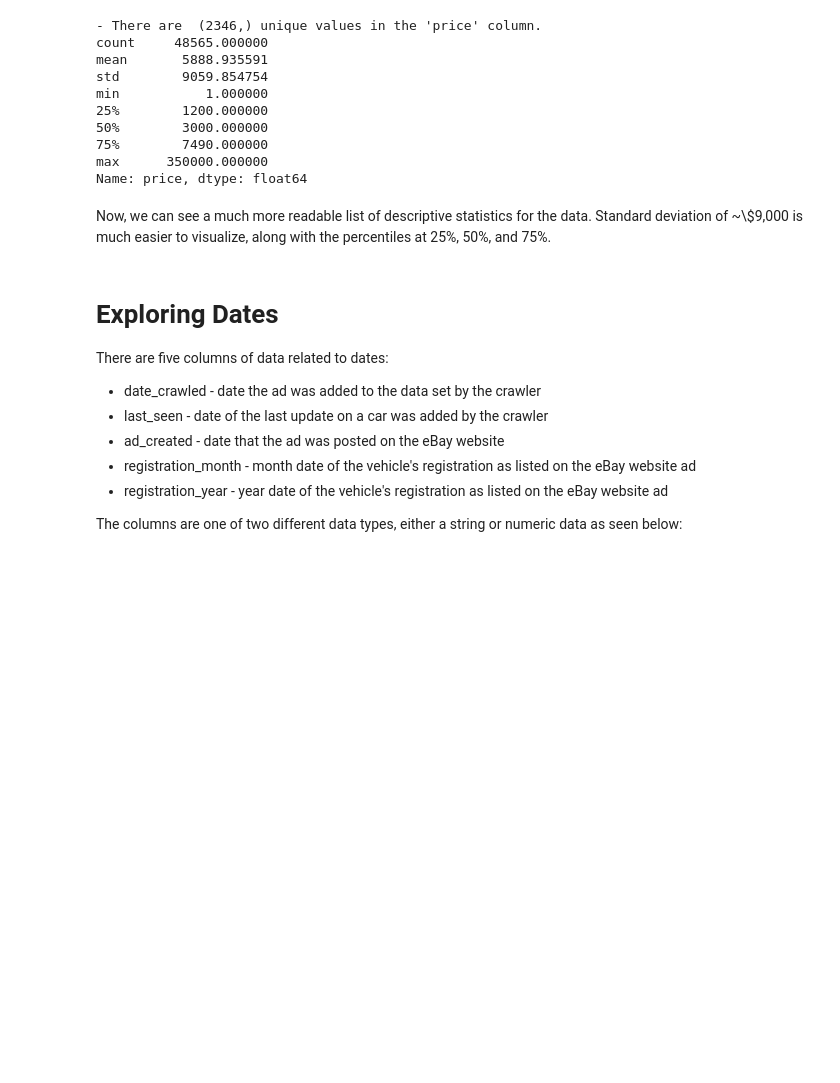
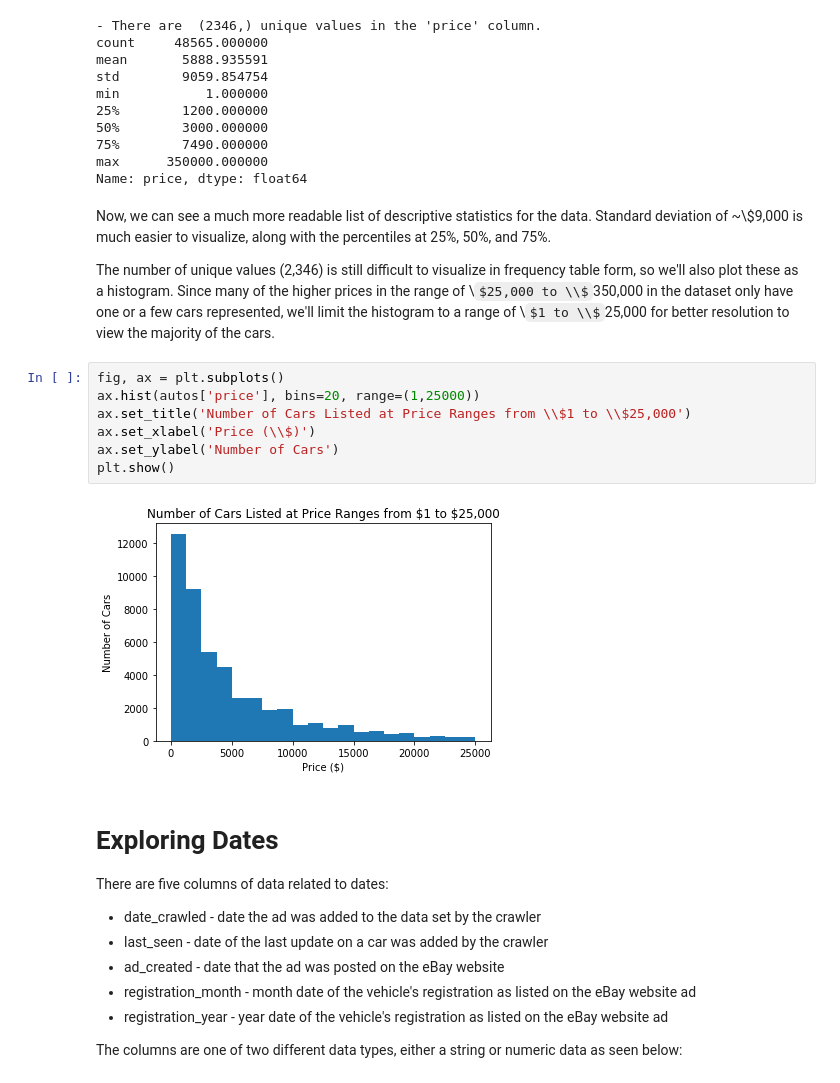
Before and after one commit to randjohns/used_car_patterns, a Jupyter notebook: used_car_patterns.ipynb, the cells around one changed output. Cells and saved outputs as stored; diff of their text form; some formulas as TeX source; blank space fills up the shorter version.

```diff
--- a/used_car_patterns.ipynb
+++ b/used_car_patterns.ipynb
@@ -411,7 +410,18 @@ min           1.000000
 max      350000.000000
 Name: price, dtype: float64
 # %% [markdown]
-Now, we can see a much more readable list of descriptive statistics for the data. Standard deviation of ~\\$9,000 is much easier to visualize, along with the percentiles at 25%, 50%, and 75%.
+Now, we can see a much more readable list of descriptive statistics for the data. Standard deviation of ~\\$9,000 is much easier to visualize, along with the percentiles at 25\%, 50\%, and 75\%.
+
+The number of unique values (2,346) is still difficult to visualize in frequency table form, so we'll also plot these as a histogram. Since many of the higher prices in the range of \\$25,000 to \\$350,000 in the dataset only have one or a few cars represented, we'll limit the histogram to a range of \\$1 to \\$25,000 for better resolution to view the majority of the cars.
+# %%
+fig, ax = plt.subplots()
+ax.hist(autos['price'], bins=20, range=(1,25000))
+ax.set_title('Number of Cars Listed at Price Ranges from \\$1 to \\$25,000')
+ax.set_xlabel('Price (\\$)')
+ax.set_ylabel('Number of Cars')
+plt.show()
+# %% [output]
+[figure, added]
 # %% [markdown]
 # Exploring Dates
 
```
Also changed, not shown: parts of 30 cells of this notebook.
